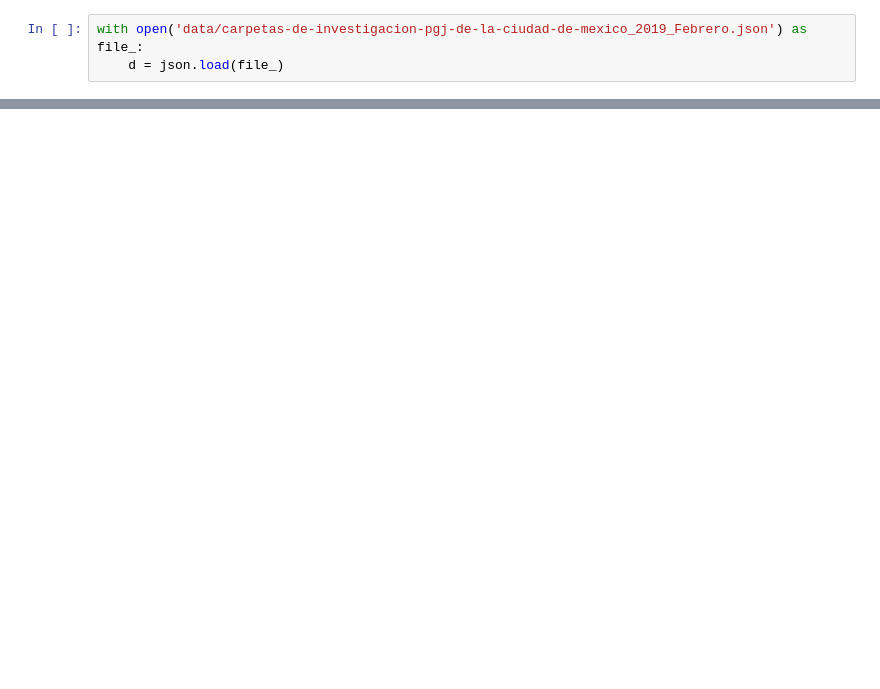
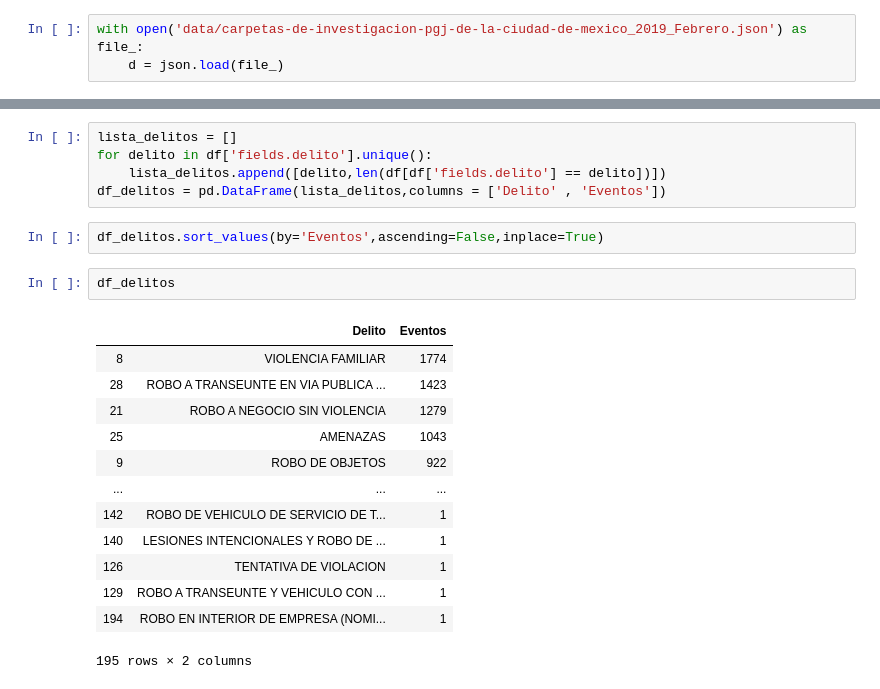
Before and after one commit to pachichi/crimenCDMX, a Jupyter notebook: DatosPython.ipynb, the cells around one changed output, grey strips where cells are left out. Saved outputs shown, nothing was run; the diff lists cells and outputs as text; blank space fills up the shorter version.

```diff
--- a/DatosPython.ipynb
+++ b/DatosPython.ipynb
@@ -108,0 +312,23 @@ json_normalize(d)
+# %%
+lista_delitos = []
+for delito in df['fields.delito'].unique():
+    lista_delitos.append([delito,len(df[df['fields.delito'] == delito])])
+df_delitos = pd.DataFrame(lista_delitos,columns = ['Delito' , 'Eventos'])
+# %%
+df_delitos.sort_values(by='Eventos',ascending=False,inplace=True)
+# %%
+df_delitos
+# %% [output]
+|  | Delito | Eventos |
+| 8 | VIOLENCIA FAMILIAR | 1774 |
+| 28 | ROBO A TRANSEUNTE EN VIA PUBLICA ... | 1423 |
+| 21 | ROBO A NEGOCIO SIN VIOLENCIA | 1279 |
+| 25 | AMENAZAS | 1043 |
+| 9 | ROBO DE OBJETOS | 922 |
+| ... | ... | ... |
+| 142 | ROBO DE VEHICULO DE SERVICIO DE T... | 1 |
+| 140 | LESIONES INTENCIONALES Y ROBO DE ... | 1 |
+| 126 | TENTATIVA DE VIOLACION | 1 |
+| 129 | ROBO A TRANSEUNTE Y VEHICULO CON ... | 1 |
+| 194 | ROBO EN INTERIOR DE EMPRESA (NOMI... | 1 |
+195 rows × 2 columns
```
Also changed, not shown: parts of 30 cells of this notebook, 3 other files.
